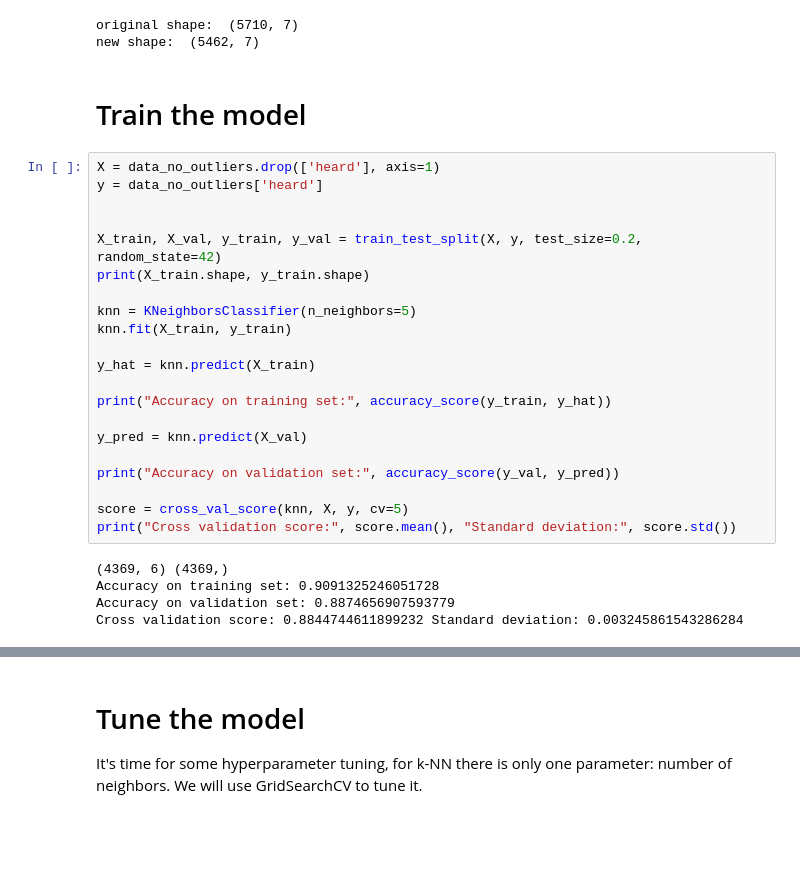
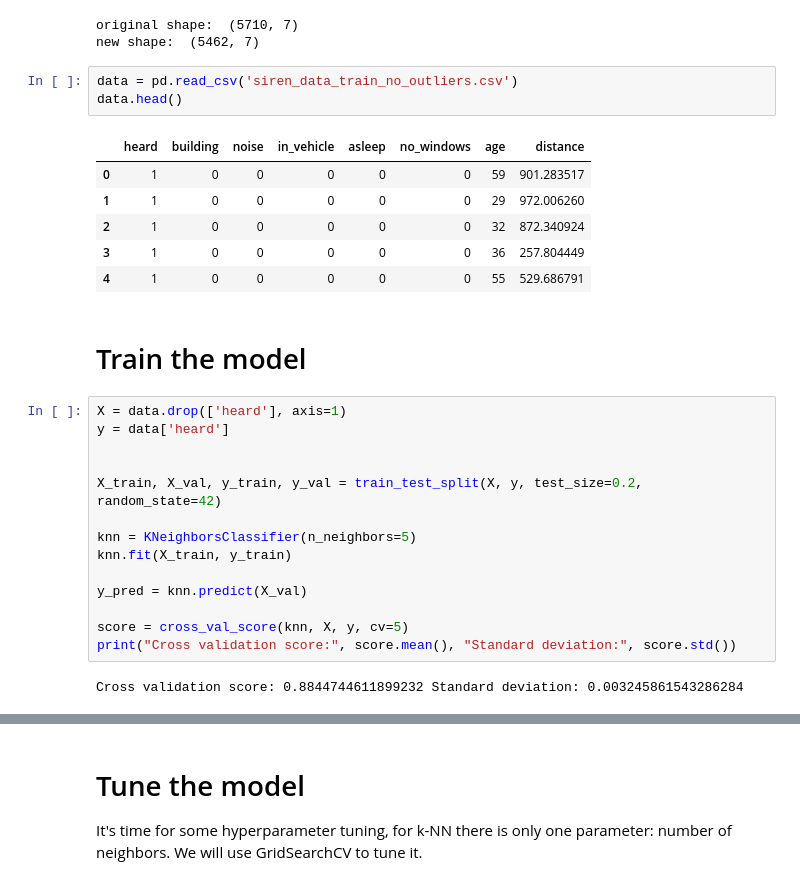
Before and after one commit to felixmaathz/SmaskProject, a Jupyter notebook: Machine learning models/kNN.ipynb, the cells around one changed output, grey strips where cells are left out. Saved outputs shown, nothing was run; the diff lists cells and outputs as text; blank space fills up the shorter version.

```diff
--- a/Machine learning models/kNN.ipynb
+++ b/Machine learning models/kNN.ipynb
@@ -62,31 +62,31 @@ print("new shape: ", data_no_outliers.shape)
 # %% [output]
 original shape:  (5710, 7)
 new shape:  (5462, 7)
+# %%
+data = pd.read_csv('siren_data_train_no_outliers.csv')
+data.head()
+# %% [output]
+|  | heard | building | noise | in_vehicle | asleep | no_windows | age | distance |
+| 0 | 1 | 0 | 0 | 0 | 0 | 0 | 59 | 901.283517 |
+| 1 | 1 | 0 | 0 | 0 | 0 | 0 | 29 | 972.006260 |
+| 2 | 1 | 0 | 0 | 0 | 0 | 0 | 32 | 872.340924 |
+| 3 | 1 | 0 | 0 | 0 | 0 | 0 | 36 | 257.804449 |
+| 4 | 1 | 0 | 0 | 0 | 0 | 0 | 55 | 529.686791 |
 # %% [markdown]
 # Train the model
 # %%
-X = data_no_outliers.drop(['heard'], axis=1)
-y = data_no_outliers['heard']
+X = data.drop(['heard'], axis=1)
+y = data['heard']
 
 
 X_train, X_val, y_train, y_val = train_test_split(X, y, test_size=0.2, random_state=42)
-print(X_train.shape, y_train.shape)
 
 knn = KNeighborsClassifier(n_neighbors=5)
 knn.fit(X_train, y_train)
 
-y_hat = knn.predict(X_train)
-
-print("Accuracy on training set:", accuracy_score(y_train, y_hat))
-
 y_pred = knn.predict(X_val)
-
-print("Accuracy on validation set:", accuracy_score(y_val, y_pred))
 
 score = cross_val_score(knn, X, y, cv=5)
 print("Cross validation score:", score.mean(), "Standard deviation:", score.std())
 # %% [output]
-(4369, 6) (4369,)
-Accuracy on training set: 0.9091325246051728
-Accuracy on validation set: 0.8874656907593779
 Cross validation score: 0.8844744611899232 Standard deviation: 0.003245861543286284
```
Also changed, not shown: parts of 4 cells of this notebook, 3 other files.
